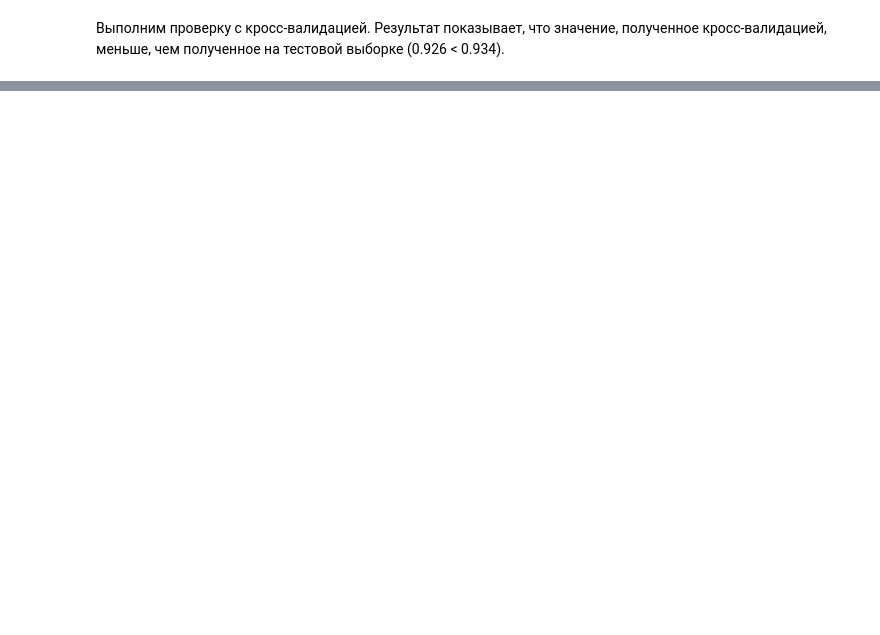
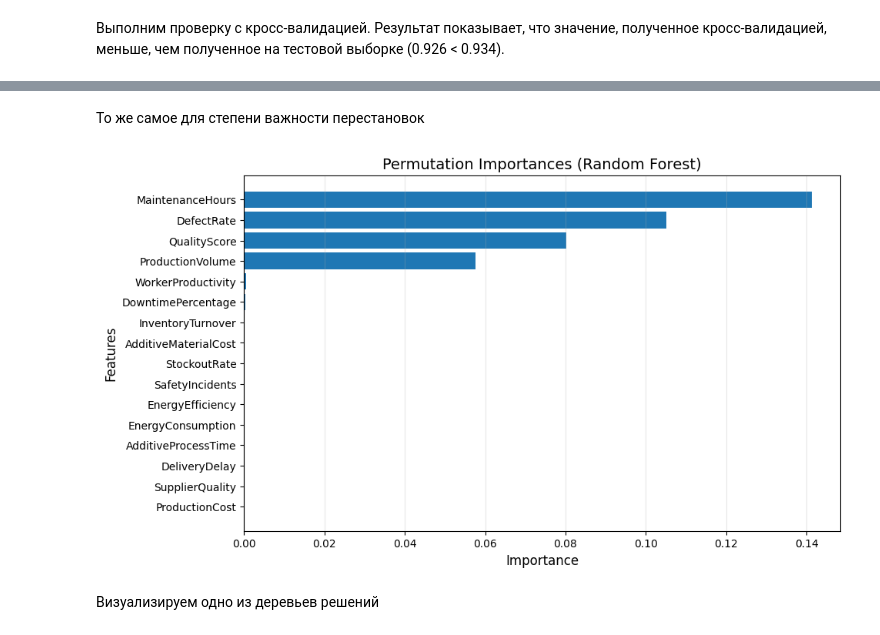
Before and after one commit to futoke/factory-ml, a Jupyter notebook: main.ipynb, the cells around one changed output, grey strips where cells are left out. Drawn from its saved outputs; the diff is of its cells as text; code cells hidden in the pictures; blank space fills up the shorter version.

```diff
--- a/main.ipynb
+++ b/main.ipynb
@@ -434,0 +807,18 @@ np.float64(0.9260513416479188)
+# %% [markdown]
+То же самое для степени важности перестановок
+# %%
+perm_importance = permutation_importance(rf_model, data_test, target_test, n_repeats=10, random_state=42)
+perm_sorted_indices = perm_importance.importances_mean.argsort()[::-1]
+
+plt.figure(figsize=(10, 6))
+plt.barh(features[perm_sorted_indices], perm_importance.importances_mean[perm_sorted_indices], align='center')
+plt.gca().invert_yaxis()
+plt.title('Permutation Importances (Random Forest)', fontsize=14)
+plt.xlabel('Importance', fontsize=12)
+plt.ylabel('Features', fontsize=12)
+plt.grid(axis='x', alpha=0.3)
+plt.show();
+# %% [output]
+[figure, added]
+# %% [markdown]
+Визуализируем одно из деревьев решений
```
Also changed, not shown: parts of 38 cells of this notebook, 2 other files.
